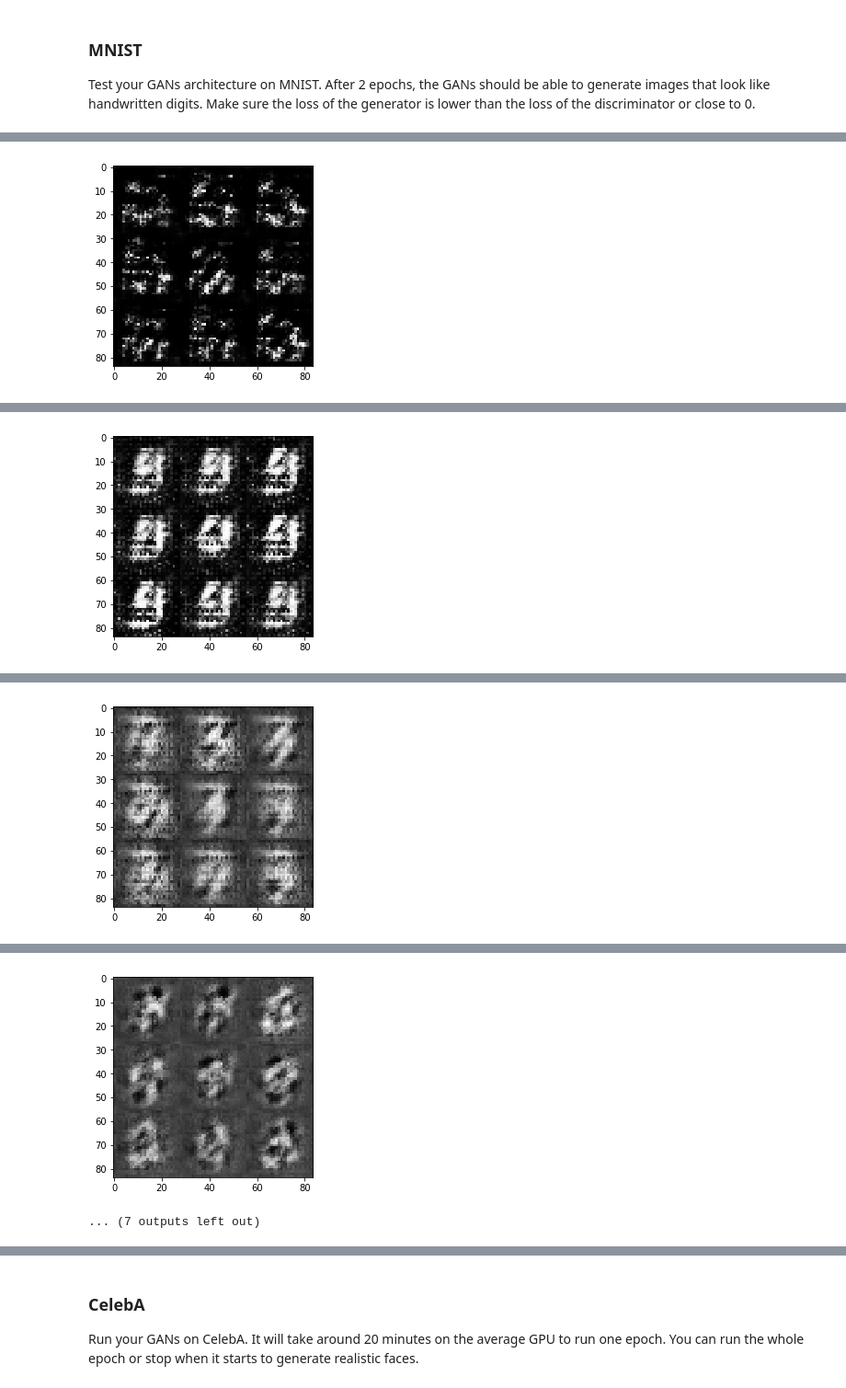
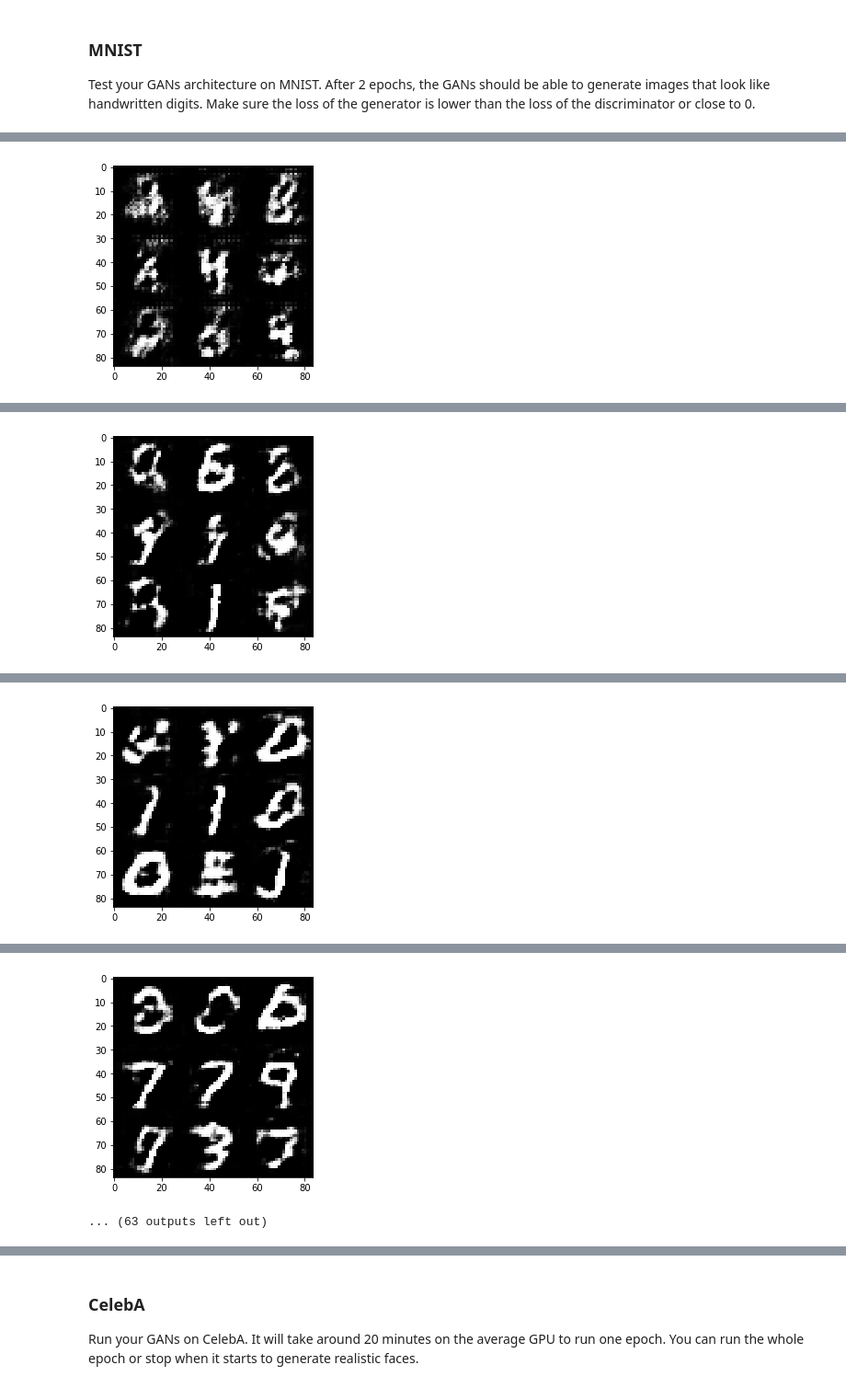
Before and after one commit to Chouffe/udacity-nanodegree-deeplearning-foundation, a Jupyter notebook: src/face_generation/dlnd_face_generation.ipynb, the cells around one changed output, grey strips where cells are left out. Shown at 92% size. Drawn from its saved outputs; the diff is of its cells as text; code cells hidden in the pictures.

```diff
--- a/src/face_generation/dlnd_face_generation.ipynb
+++ b/src/face_generation/dlnd_face_generation.ipynb
@@ -175,7 +179,7 @@ Tests Passed
 ### Generator
 Implement `generator` to generate an image using `z`. This function should be able to reuse the variables in the neural network.  Use [`tf.variable_scope`](https://www.tensorflow.org/api_docs/python/tf/variable_scope) with a scope name of "generator" to allow the variables to be reused. The function should return the generated 28 x 28 x `out_channel_dim` images.
 # %%
-def generator(z, out_channel_dim, is_train=True):
+def generator(z, out_channel_dim, is_train=True, alpha=0.2):
     """
     Create the generator network
     :param z: Input z
@@ -183,7 +187,6 @@ def generator(z, out_channel_dim, is_train=True):
     :param is_train: Boolean if generator is being used for training
     :return: The tensor output of the generator
     """
-    alpha = 0.2
 
     with tf.variable_scope('generator', reuse=(not is_train)):
         # First fully connected layer
@@ -191,16 +194,19 @@ def generator(z, out_channel_dim, is_train=True):
         # Reshape it to start the convolutional stack
         x1 = tf.reshape(x1, (-1, 4, 4, 512))
         x1 = tf.layers.batch_normalization(x1, training=is_train)
+        x1 = tf.layers.dropout(x1, rate=0.5)
         x1 = tf.maximum(alpha * x1, x1)
         # 4x4x512 now
 
         x2 = tf.layers.conv2d_transpose(x1, 256, 5, strides=2, padding='same')
         x2 = tf.layers.batch_normalization(x2, training=is_train)
+        x2 = tf.layers.dropout(x2, rate=0.5)
         x2 = tf.maximum(alpha * x2, x2)
         # 8x8x256 now
 
         x3 = tf.layers.conv2d_transpose(x2, 128, 5, strides=2, padding='same')
         x3 = tf.layers.batch_normalization(x3, training=is_train)
+        x3 = tf.layers.dropout(x3, rate=0.5)
         x3 = tf.maximum(alpha * x3, x3)
         # 16x16x128 now
 
@@ -225,7 +231,7 @@ Implement `model_loss` to build the GANs for training and calculate the loss.  T
 - `discriminator(images, reuse=False)`
 - `generator(z, out_channel_dim, is_train=True)`
 # %%
-def model_loss(input_real, input_z, out_channel_dim):
+def model_loss(input_real, input_z, out_channel_dim, smooth=0.1):
     """
     Get the loss for the discriminator and generator
     :param input_real: Images from the real dataset
@@ -241,7 +247,7 @@ def model_loss(input_real, input_z, out_channel_dim):
     d_loss_real = tf.reduce_mean(
         tf.nn.sigmoid_cross_entropy_with_logits(
             logits=d_logits_real,
-            labels=tf.ones_like(d_model_real)
+            labels=tf.ones_like(d_model_real) * (1.0 - smooth)
         )
     )
     d_loss_fake = tf.reduce_mean(
@@ -349,6 +355,16 @@ def train(epoch_count, batch_size, z_dim, learning_rate, beta1, get_batches, dat
     :param data_shape: Shape of the data
     :param data_image_mode: The image mode to use for images ("RGB" or "L")
     """
+
+    def scale_range (input, min=-1, max=1):
+        """
+        Scale numpy array `input` in-place
+        """
+        input += -(np.min(input))
+        input /= np.max(input) / (max - min)
+        input += min
+
+        return input
 
     samples, losses = [], []
     steps = 0
@@ -372,6 +388,9 @@ def train(epoch_count, batch_size, z_dim, learning_rate, beta1, get_batches, dat
             for batch_images in get_batches(batch_size):
                 steps += 1
 
+                # Rescale batch_images to [-1, 1]
+                batch_images = scale_range(batch_images)
+
                 # Sample random noise for G
                 batch_z = np.random.uniform(-1, 1, size=(batch_size, z_dim))
 
@@ -390,8 +409,8 @@ def train(epoch_count, batch_size, z_dim, learning_rate, beta1, get_batches, dat
                     # Save losses to view after training
                     losses.append((train_loss_d, train_loss_g))
 
-                if steps % 100 == 0:
-                    show_generator_output(sess, 10, z_input, data_shape[3], data_image_mode)
+                if steps % 250 == 0:
+                    show_generator_output(sess, 25, z_input, data_shape[3], data_image_mode)
 
         saver.save(sess, './checkpoints/generator.ckpt')
     return losses
@@ -399,10 +418,10 @@ def train(epoch_count, batch_size, z_dim, learning_rate, beta1, get_batches, dat
 ### MNIST
 Test your GANs architecture on MNIST.  After 2 epochs, the GANs should be able to generate images that look like handwritten digits.  Make sure the loss of the generator is lower than the loss of the discriminator or close to 0.
 # %%
-batch_size = 128
+batch_size = 32
 z_dim = 100
-learning_rate = 0.0002
-beta1 = 0.5
+learning_rate = 0.0005
+beta1 = 0.3
 
 """
 DON'T MODIFY ANYTHING IN THIS CELL THAT IS BELOW THIS LINE
@@ -457 +476 @@ Epoch 1/2... Discriminator Loss: 0.0488... Generator Loss: 3.9056
-[figure, old version]
+[figure, new version]
@@ -468 +487 @@ Epoch 1/2... Discriminator Loss: 0.0287... Generator Loss: 5.1400
-[figure, old version]
+[figure, new version]
@@ -479 +498 @@ Epoch 2/2... Discriminator Loss: 0.2272... Generator Loss: 2.4594
-[figure, old version]
+[figure, new version]
@@ -490,5 +509,5 @@ Epoch 2/2... Discriminator Loss: 0.0748... Generator Loss: 3.8804
-[figure, old version]
+[figure, new version]
-... (7 outputs left out)
+... (63 outputs left out)
 # %%
 # Plot losses
 fig, ax = plt.subplots()
```
Also changed, not shown: parts of 5 cells of this notebook.
